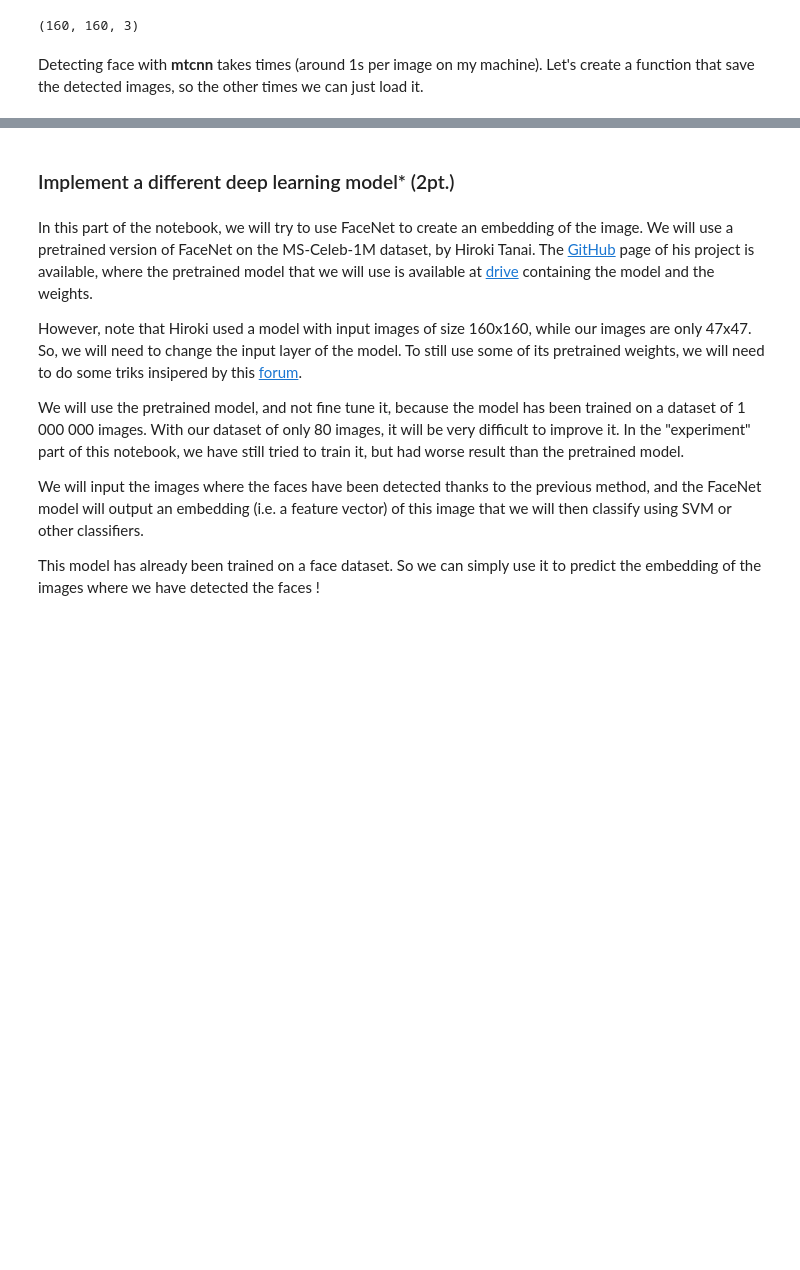
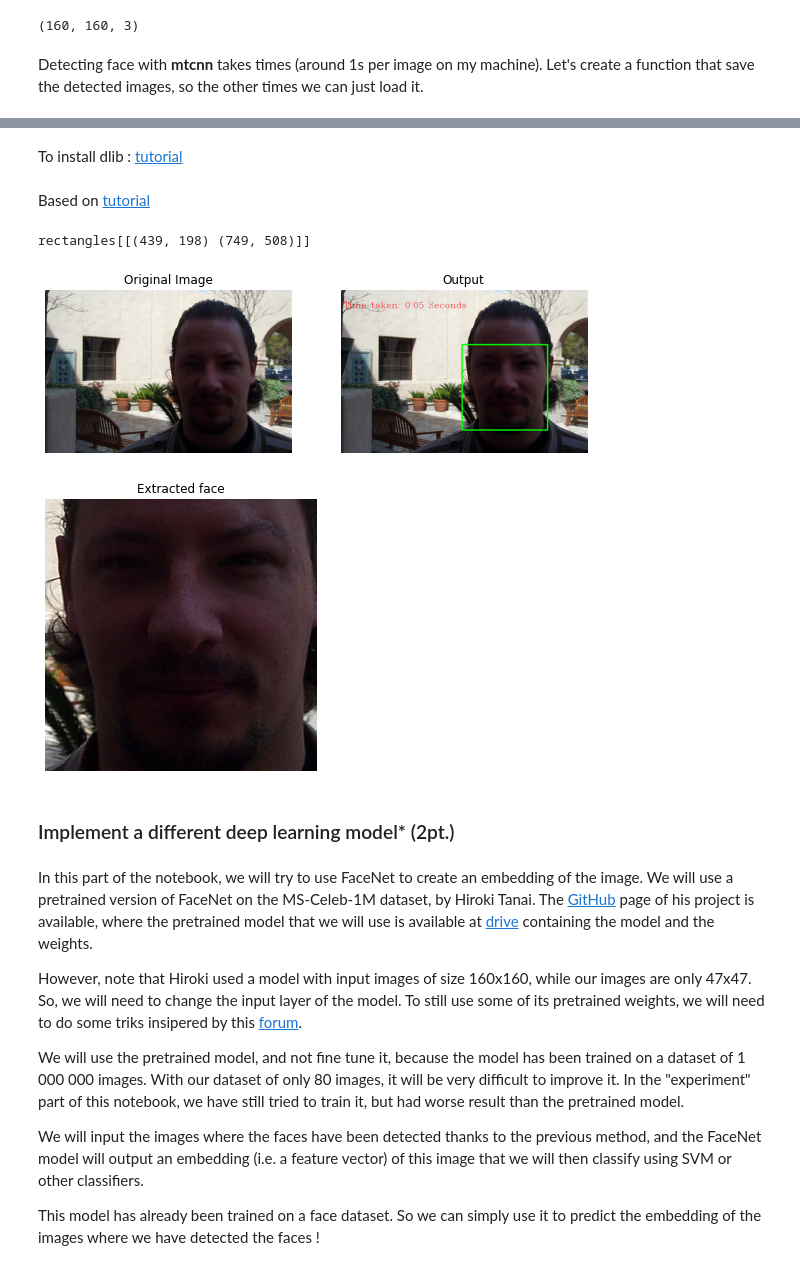
Before and after one commit to denizsoysal/biometrics, a Jupyter notebook: assignments/assignment3/Assignment3/assignment_3_2022.ipynb, the cells around one changed output, grey strips where cells are left out. Cells and saved outputs as stored; diff of their text form; code cells hidden in the pictures; blank space fills up the shorter version.

```diff
--- a/assignments/assignment3/Assignment3/assignment_3_2022.ipynb
+++ b/assignments/assignment3/Assignment3/assignment_3_2022.ipynb
@@ -1320,0 +1328,4 @@ dataX,datay = detect_with_mtcnn(data,existing=1)
+# %% [markdown]
+To install dlib : [tutorial](https://github.com/sachadee/Dlib)
+# %% [markdown]
+Based on [tutorial](https://www.analyticsvidhya.com/blog/2022/04/face-detection-using-the-dlib-face-detector-model/)
@@ -1321,3 +1339,51 @@ dataX,datay = detect_with_mtcnn(data,existing=1)
+# %%
+def hogDetectFaces(image, hog_face_detector, display = True):
+
+    height, width, _ = image.shape
+    input_image = image.copy()
+    input_image = cv2.cvtColor(input_image, cv2.COLOR_BGR2RGB)
+    output_image = image.copy()
+    output_image = cv2.cvtColor(output_image, cv2.COLOR_BGR2RGB)
+
+    start = time()
+
+    results = hog_face_detector(output_image, 0)
+    print(results)
+
+    end = time()
+
+    for bbox in results:
+
+        x1 = bbox.left()
+        y1 = bbox.top()
+        x2 = bbox.right()
+        y2 = bbox.bottom()
+
+        cv2.rectangle(output_image, pt1=(x1, y1), pt2=(x2, y2), color=(0, 255, 0), thickness=width//200)
+
+    #image with just the face extracted :
+    cropped_image = input_image[bbox.top():bbox.bottom(),bbox.left():bbox.right()]
+    cropped_image = cv2.cvtColor(cropped_image, cv2.COLOR_BGR2RGB)
+    #display results :
+    if display:
+
+        cv2.putText(output_image, text='Time taken: '+str(round(end - start, 2))+' Seconds.', org=(10, 65),
+                    fontFace=cv2.FONT_HERSHEY_COMPLEX, fontScale=width//700, color=(0,0,255), thickness=width//500)
+
+        plt.figure(figsize=[15,15])
+        plt.subplot(131);plt.imshow(input_image[:,:,::-1]);plt.title("Original Image");plt.axis('off');
+        plt.subplot(132);plt.imshow(output_image[:,:,::-1]);plt.title("Output");plt.axis('off');
+        plt.figure(figsize=[5,5]);plt.imshow(cropped_image);plt.title("Extracted face");plt.axis('off');
+
+    else:
+
+        return output_image, results
+# %%
+hogDetectFaces(train[134], hog_face_detector, display=True)
+# %% [output]
+rectangles[[(439, 198) (749, 508)]]
+[figure, added]
+[figure, added]
 # %% [markdown]
 ### Implement a different deep learning model* (2pt.)
 # %% [markdown]
```
Also changed, not shown: parts of 41 cells of this notebook.
